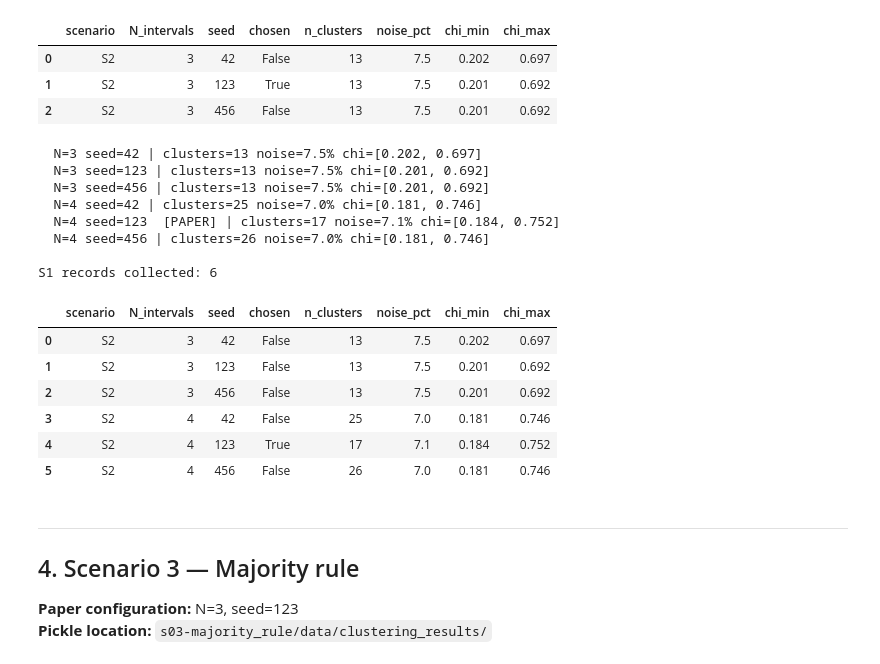
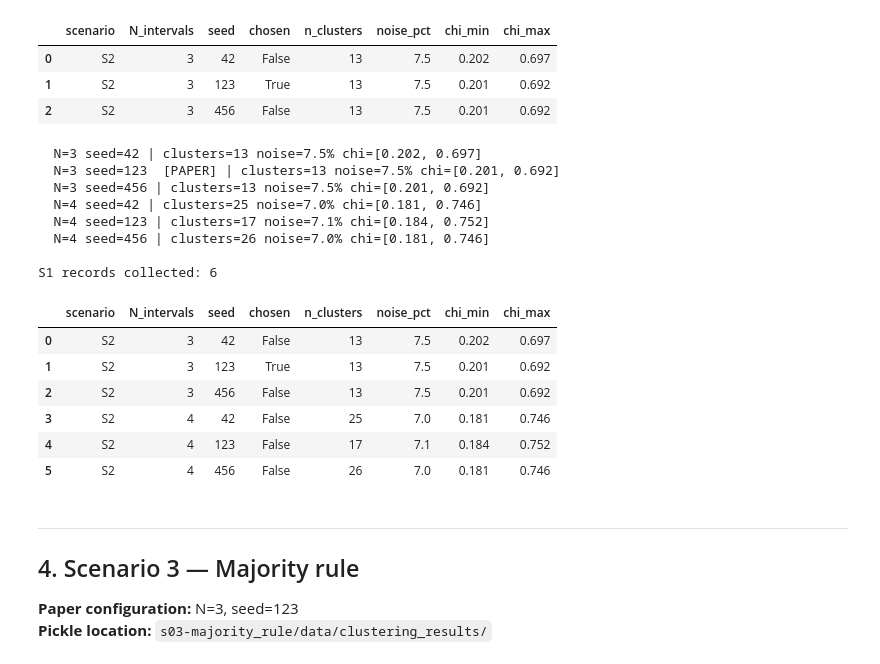
Before and after one commit to asfigueroaa/ABa-KiTo, a Jupyter notebook: ABa-KiTo/robustness_checkup.ipynb, the cells around one changed output. Cells and saved outputs as stored; diff of their text form; code cells hidden in the pictures.

```diff
--- a/ABa-KiTo/robustness_checkup.ipynb
+++ b/ABa-KiTo/robustness_checkup.ipynb
@@ -315,7 +315,7 @@ s2_pkl_dir = os.path.join(s2_root, 'data', 'clustering_results/')
 
 N_intervals_s2 = [3, 4]      # 3 = alternative, 4 = paper choice
 seeds          = [42, 123, 456]
-paper_config   = (4, 123)    # (N, seed) used in the paper
+paper_config   = (3, 123)    # (N, seed) used in the paper
 
 records_s2 = []
 
@@ -330,39 +330,39 @@ for N in N_intervals_s2:
         FNs    = load_fns(pkl_path)
         stats  = cluster_stats(FNs, chi0_s2)
         chosen = (N, seed) == paper_config
 
         records_s2.append({
             'scenario':    'S2',
             'N_intervals': N,
             'seed':        seed,
             'chosen':      chosen,
             **stats
         })
 
         marker = '  [PAPER]' if chosen else ''
         print(f'  N={N} seed={seed}{marker} | '
               f'clusters={stats["n_clusters"]} '
               f'noise={stats["noise_pct"]:.1f}% '
               f'chi=[{stats["chi_min"]:.3f}, {stats["chi_max"]:.3f}]')
 
 df_s2 = pd.DataFrame(records_s2)
 print(f'\nS1 records collected: {len(df_s2)}')
 df_s2.drop(columns=['chi_per_cluster']).round(3)
 # %% [output]
   N=3 seed=42 | clusters=13 noise=7.5% chi=[0.202, 0.697]
-  N=3 seed=123 | clusters=13 noise=7.5% chi=[0.201, 0.692]
+  N=3 seed=123  [PAPER] | clusters=13 noise=7.5% chi=[0.201, 0.692]
   N=3 seed=456 | clusters=13 noise=7.5% chi=[0.201, 0.692]
   N=4 seed=42 | clusters=25 noise=7.0% chi=[0.181, 0.746]
-  N=4 seed=123  [PAPER] | clusters=17 noise=7.1% chi=[0.184, 0.752]
+  N=4 seed=123 | clusters=17 noise=7.1% chi=[0.184, 0.752]
   N=4 seed=456 | clusters=26 noise=7.0% chi=[0.181, 0.746]
 
 S1 records collected: 6
 |  | scenario | N_intervals | seed | chosen | n_clusters | noise_pct | chi_min | chi_max |
 | 0 | S2 | 3 | 42 | False | 13 | 7.5 | 0.202 | 0.697 |
-| 1 | S2 | 3 | 123 | False | 13 | 7.5 | 0.201 | 0.692 |
+| 1 | S2 | 3 | 123 | True | 13 | 7.5 | 0.201 | 0.692 |
 | 2 | S2 | 3 | 456 | False | 13 | 7.5 | 0.201 | 0.692 |
 | 3 | S2 | 4 | 42 | False | 25 | 7.0 | 0.181 | 0.746 |
-| 4 | S2 | 4 | 123 | True | 17 | 7.1 | 0.184 | 0.752 |
+| 4 | S2 | 4 | 123 | False | 17 | 7.1 | 0.184 | 0.752 |
 | 5 | S2 | 4 | 456 | False | 26 | 7.0 | 0.181 | 0.746 |
 # %% [markdown]
 ---
```
Also changed, not shown: parts of 5 cells of this notebook, 2 other files.
